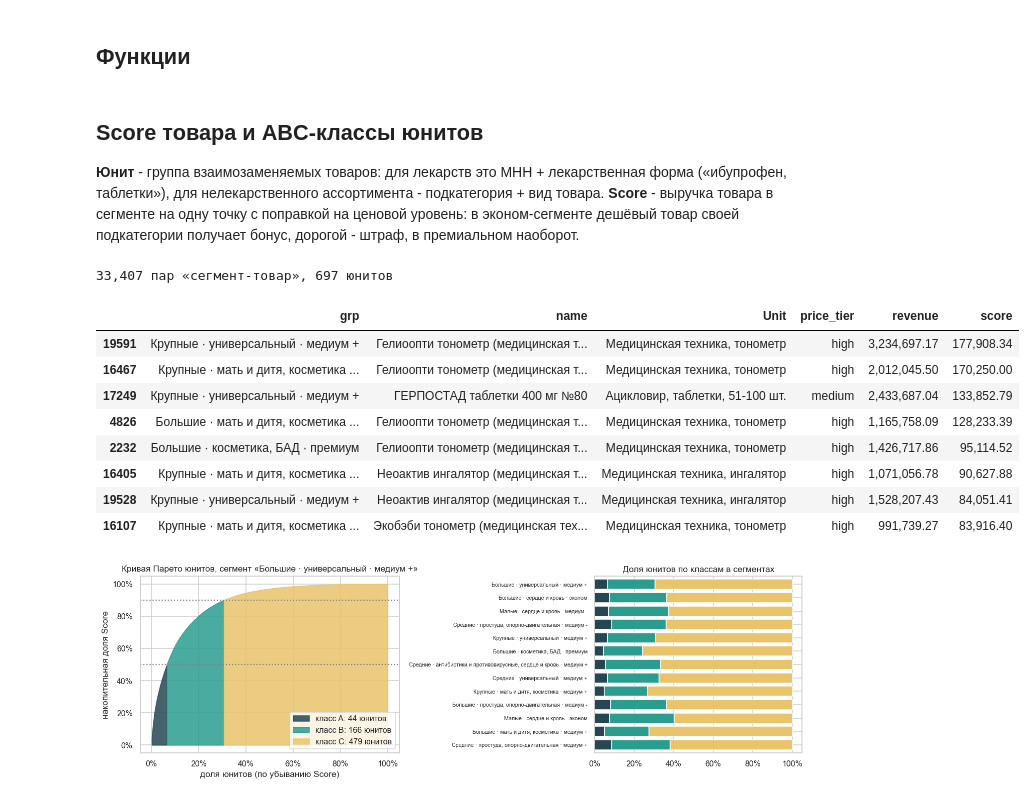
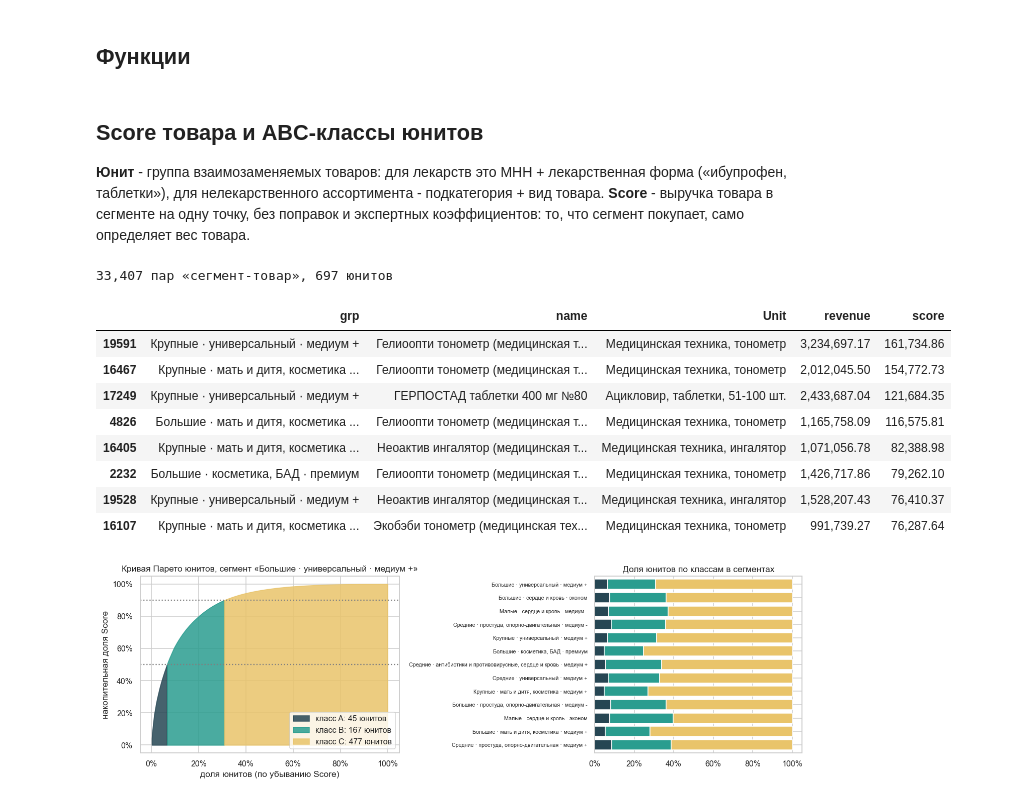
Before and after one commit to Viktor-VK/portfolio, a Jupyter notebook: Скоринг и выбор ассортиментной матрицы/01_score_abc_и_выбор_матрицы.ipynb, the cells around one changed output. Saved outputs shown, nothing was run; the diff lists cells and outputs as text; code cells hidden in the pictures.

```diff
--- a/Скоринг и выбор ассортиментной матрицы/01_score_abc_и_выбор_матрицы.ipynb
+++ b/Скоринг и выбор ассортиментной матрицы/01_score_abc_и_выбор_матрицы.ipynb
@@ -154,8 +145,8 @@ test = sp[sp.period == 'test'].drop(columns='period')
 
 products = query("""
     SELECT p.apCode, p.name, p.mnn, p.form_group, p.form_name, p.subcategory, p.doses_in_pack, p.is_min_assortment, p.is_own_brand,
-           p.base_price, COALESCE(t.price_tier, 'medium') AS price_tier
-    FROM pharmacy.products p LEFT JOIN results.product_price_tiers t USING (apCode)
+           p.base_price
+    FROM pharmacy.products p
     WHERE p.product_class <> 'Нетоварные позиции'
 """)
 # юнит - группа взаимозаменяемых товаров: МНН + лекформа, для нелекарственного ассортимента - подкатегория + вид
@@ -247,11 +238,9 @@ def build_candidates(groups: pd.Series):
     Всё считается по периоду обучения. Возвращает таблицу «группа × товар» с признаками вариантов и юниты."""
     g = train.assign(grp=train.TradePointId.map(groups))
     df = g.groupby(['grp', 'apCode'], as_index=False)[['revenue']].sum()
-    df = df.join(products[['Unit', 'price_tier', 'is_min_assortment', 'is_own_brand']], on='apCode')
+    df = df.join(products[['Unit', 'is_min_assortment', 'is_own_brand']], on='apCode')
     n_stores = groups.value_counts()
-    level = stores.price_level.groupby(groups).agg(lambda x: x.mode().iloc[0])   # ценовой уровень группы
-    adj = [PRICE_ADJUSTMENT[level[c]][t] for c, t in zip(df.grp, df.price_tier)]
-    df['score'] = df.revenue / df.grp.map(n_stores) * np.array(adj)
+    df['score'] = df.revenue / df.grp.map(n_stores)   # выручка товара на одну точку группы, без поправок
 
     units = df.groupby(['grp', 'Unit'], as_index=False)['score'].sum().rename(columns={'score': 'score_unit'})
     units['share_by_cluster'] = units.score_unit / units.groupby('grp').score_unit.transform('sum')
@@ -323,26 +312,25 @@ def solve_lambda(groups, df, metric: str, sales, fact):
 
 **Юнит** - группа взаимозаменяемых товаров: для лекарств это МНН + лекарственная форма («ибупрофен, таблетки»),
 для нелекарственного ассортимента - подкатегория + вид товара. **Score** - выручка товара в сегменте на одну
-точку с поправкой на ценовой уровень: в эконом-сегменте дешёвый товар своей подкатегории получает бонус, дорогой -
-штраф, в премиальном наоборот.
+точку, без поправок и экспертных коэффициентов: то, что сегмент покупает, само определяет вес товара.
 # %%
 seg_groups = stores.segment
 cand, units = build_candidates(seg_groups)
 n_stores = seg_groups.value_counts()
 print(f'{len(cand):,} пар «сегмент-товар», {cand.Unit.nunique():,} юнитов')
-cand.join(products.name, on='apCode')[['grp', 'name', 'Unit', 'price_tier', 'revenue', 'score']] \
+cand.join(products.name, on='apCode')[['grp', 'name', 'Unit', 'revenue', 'score']] \
     .sort_values('score', ascending=False).head(8)
 # %% [output]
 33,407 пар «сегмент-товар», 697 юнитов
-|  | grp | name | Unit | price_tier | revenue | score |
-| 19591 | Крупные · универсальный · медиум + | Гелиоопти тонометр (медицинская т... | Медицинская техника, тонометр | high | 3,234,697.17 | 177,908.34 |
-| 16467 | Крупные · мать и дитя, косметика ... | Гелиоопти тонометр (медицинская т... | Медицинская техника, тонометр | high | 2,012,045.50 | 170,250.00 |
-| 17249 | Крупные · универсальный · медиум + | ГЕРПОСТАД таблетки 400 мг №80 | Ацикловир, таблетки, 51-100 шт. | medium | 2,433,687.04 | 133,852.79 |
-| 4826 | Большие · мать и дитя, косметика ... | Гелиоопти тонометр (медицинская т... | Медицинская техника, тонометр | high | 1,165,758.09 | 128,233.39 |
-| 2232 | Большие · косметика, БАД · премиум | Гелиоопти тонометр (медицинская т... | Медицинская техника, тонометр | high | 1,426,717.86 | 95,114.52 |
-| 16405 | Крупные · мать и дитя, косметика ... | Неоактив ингалятор (медицинская т... | Медицинская техника, ингалятор | high | 1,071,056.78 | 90,627.88 |
-| 19528 | Крупные · универсальный · медиум + | Неоактив ингалятор (медицинская т... | Медицинская техника, ингалятор | high | 1,528,207.43 | 84,051.41 |
-| 16107 | Крупные · мать и дитя, косметика ... | Экобэби тонометр (медицинская тех... | Медицинская техника, тонометр | high | 991,739.27 | 83,916.40 |
+|  | grp | name | Unit | revenue | score |
+| 19591 | Крупные · универсальный · медиум + | Гелиоопти тонометр (медицинская т... | Медицинская техника, тонометр | 3,234,697.17 | 161,734.86 |
+| 16467 | Крупные · мать и дитя, косметика ... | Гелиоопти тонометр (медицинская т... | Медицинская техника, тонометр | 2,012,045.50 | 154,772.73 |
+| 17249 | Крупные · универсальный · медиум + | ГЕРПОСТАД таблетки 400 мг №80 | Ацикловир, таблетки, 51-100 шт. | 2,433,687.04 | 121,684.35 |
+| 4826 | Большие · мать и дитя, косметика ... | Гелиоопти тонометр (медицинская т... | Медицинская техника, тонометр | 1,165,758.09 | 116,575.81 |
+| 16405 | Крупные · мать и дитя, косметика ... | Неоактив ингалятор (медицинская т... | Медицинская техника, ингалятор | 1,071,056.78 | 82,388.98 |
+| 2232 | Большие · косметика, БАД · премиум | Гелиоопти тонометр (медицинская т... | Медицинская техника, тонометр | 1,426,717.86 | 79,262.10 |
+| 19528 | Крупные · универсальный · медиум + | Неоактив ингалятор (медицинская т... | Медицинская техника, ингалятор | 1,528,207.43 | 76,410.37 |
+| 16107 | Крупные · мать и дитя, косметика ... | Экобэби тонометр (медицинская тех... | Медицинская техника, тонометр | 991,739.27 | 76,287.64 |
 # %%
 fig, axes = plt.subplots(1, 2, figsize=(13, 4.2), gridspec_kw={'width_ratios': [1.25, 1]})
 biggest = n_stores.idxmax()
```
Also changed, not shown: parts of 9 cells of this notebook.
